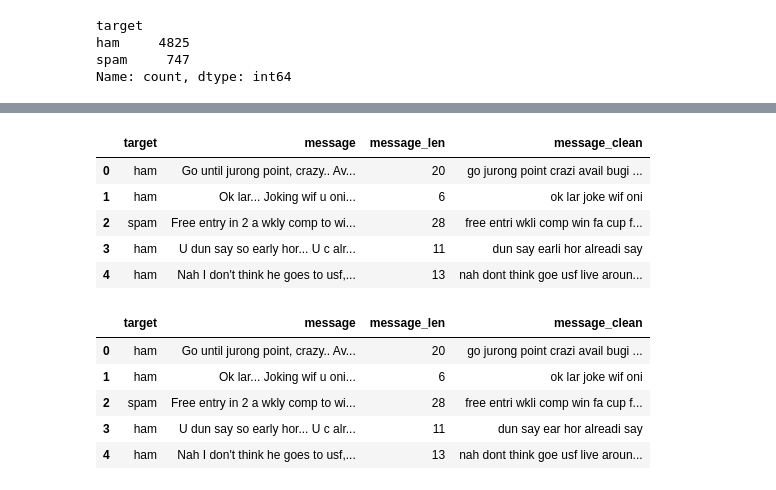
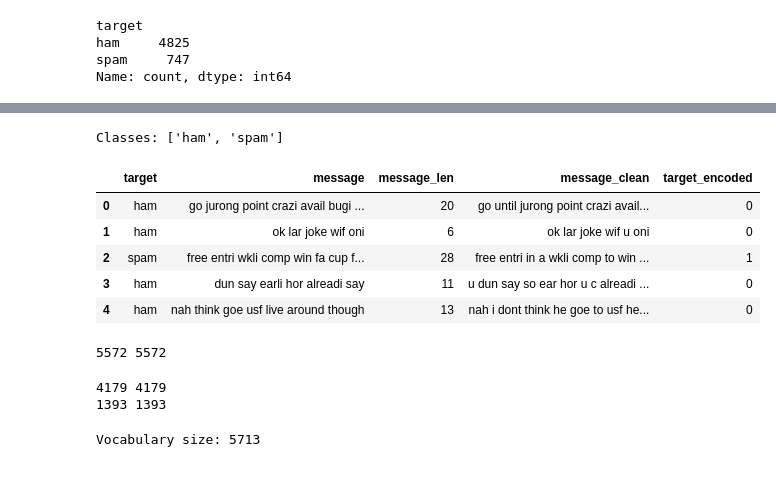
Before and after one commit to satish-kumar07/pep_genai, a Jupyter notebook: NLP/NLP_Basics.ipynb, the cells around one changed output, grey strips where cells are left out. Saved outputs shown, nothing was run; the diff lists cells and outputs as text; code cells hidden in the pictures.

```diff
--- a/NLP/NLP_Basics.ipynb
+++ b/NLP/NLP_Basics.ipynb
@@ -297,0 +289,11 @@ df.head()
+# %%
+stop_words = stopwords.words('english')
+more_stopwords = ['u', 'im', 'c']
+stop_words = stop_words + more_stopwords
+
+def remove_stopwords(text):
+    text = ' '.join(word for word in text.split(' ') if word not in stop_words)
+    return text
+
+df['message'] = df['message'].apply(remove_stopwords)
+df.head()
@@ -313,3 +323,6 @@ def remove_stopwords(text):
 # %%
-df['message_clean']=df['message_clean'].apply(remove_stopwords)
-df.head()
+def preprocess_data(text):
+    text=clean_text(text)
+    text= ' '.join(word for word in text.split(' ') if word not in stop_words)
+    text= ' '.join(stemmer.stem(word) for word in text.split())
+    return text
@@ -323,6 +329,3 @@ df.head()
 # %%
-stemmer = nltk.SnowballStemmer("english")
-
-def stemm_text(text):
-    text = ' '.join(stemmer.stem(word) for word in text.split(' '))
-    return text
+df['message'] = df['message'].apply(preprocess_data)
+df.head()
@@ -329,10 +339,15 @@ def stemm_text(text):
 # %%
-df['message_clean'] = df['message_clean'].apply(stemm_text)
+from sklearn.preprocessing import LabelEncoder
+
+le = LabelEncoder()
+df['target_encoded'] = le.fit_transform(df['target'])
+print('Classes:', list(le.classes_))
 df.head()
 # %% [output]
+Classes: ['ham', 'spam']
-|  | target | message | message_len | message_clean |
-| 0 | ham | Go until jurong point, crazy.. Av... | 20 | go jurong point crazi avail bugi ... |
-| 1 | ham | Ok lar... Joking wif u oni... | 6 | ok lar joke wif oni |
-| 2 | spam | Free entry in 2 a wkly comp to wi... | 28 | free entri wkli comp win fa cup f... |
-| 3 | ham | U dun say so early hor... U c alr... | 11 | dun say earli hor alreadi say |
-| 4 | ham | Nah I don't think he goes to usf,... | 13 | nah dont think goe usf live aroun... |
+|  | target | message | message_len | message_clean | target_encoded |
+| 0 | ham | go jurong point crazi avail bugi ... | 20 | go until jurong point crazi avail... | 0 |
+| 1 | ham | ok lar joke wif oni | 6 | ok lar joke wif u oni | 0 |
+| 2 | spam | free entri wkli comp win fa cup f... | 28 | free entri in a wkli comp to win ... | 1 |
+| 3 | ham | dun say earli hor alreadi say | 11 | u dun say so ear hor u c alreadi ... | 0 |
+| 4 | ham | nah think goe usf live around though | 13 | nah i dont think he goe to usf he... | 0 |
@@ -349,10 +354,25 @@ def preprocess_data(text):
-# %%
-df['message_clean'] = df['message_clean'].apply(preprocess_data)
-df.head()
-# %% [output]
-|  | target | message | message_len | message_clean |
-| 0 | ham | Go until jurong point, crazy.. Av... | 20 | go jurong point crazi avail bugi ... |
-| 1 | ham | Ok lar... Joking wif u oni... | 6 | ok lar joke wif oni |
-| 2 | spam | Free entry in 2 a wkly comp to wi... | 28 | free entri wkli comp win fa cup f... |
-| 3 | ham | U dun say so early hor... U c alr... | 11 | dun say ear hor alreadi say |
-| 4 | ham | Nah I don't think he goes to usf,... | 13 | nah dont think goe usf live aroun... |
+# %%
+x=df['message']
+y=df['target']
+
+print(len(x), len(y))
+# %% [output]
+5572 5572
+# %%
+from sklearn.model_selection import train_test_split
+
+x_train,x_test,y_train,y_test = train_test_split(x,y , random_state=42)
+print(len(x_train),len(y_train))
+print(len(x_test),len(y_test))
+# %% [output]
+4179 4179
+1393 1393
+# %%
+from sklearn.feature_extraction.text import CountVectorizer
+
+vect = CountVectorizer()
+X_train = vect.fit_transform(x_train)
+X_test = vect.transform(x_test)
+print('Vocabulary size:', len(vect.vocabulary_))
+# %% [output]
+Vocabulary size: 5713
```
Also changed, not shown: parts of 35 cells of this notebook, 3 other files.
